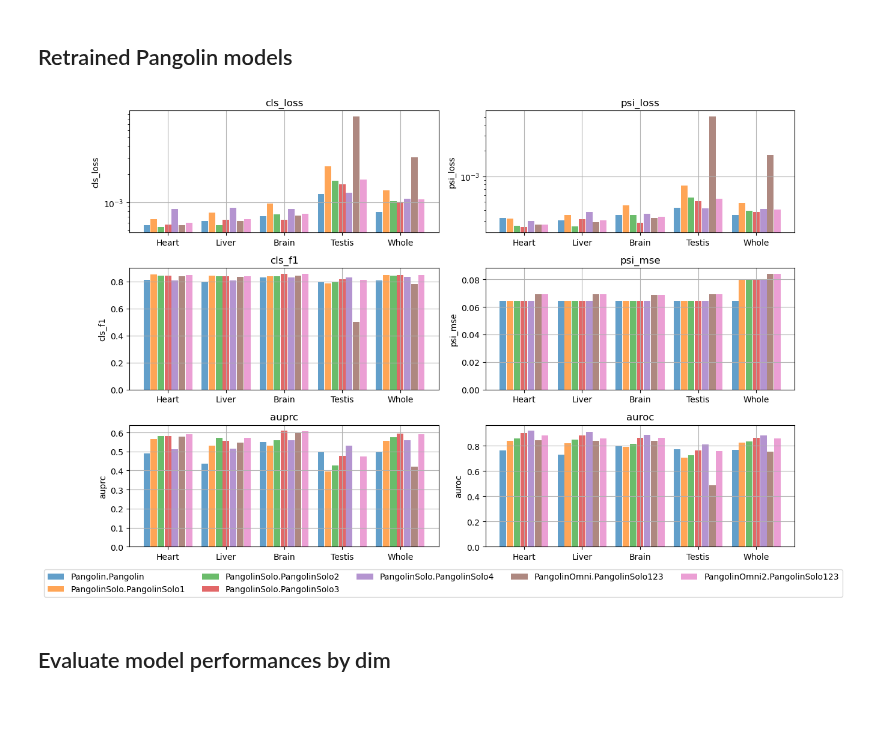
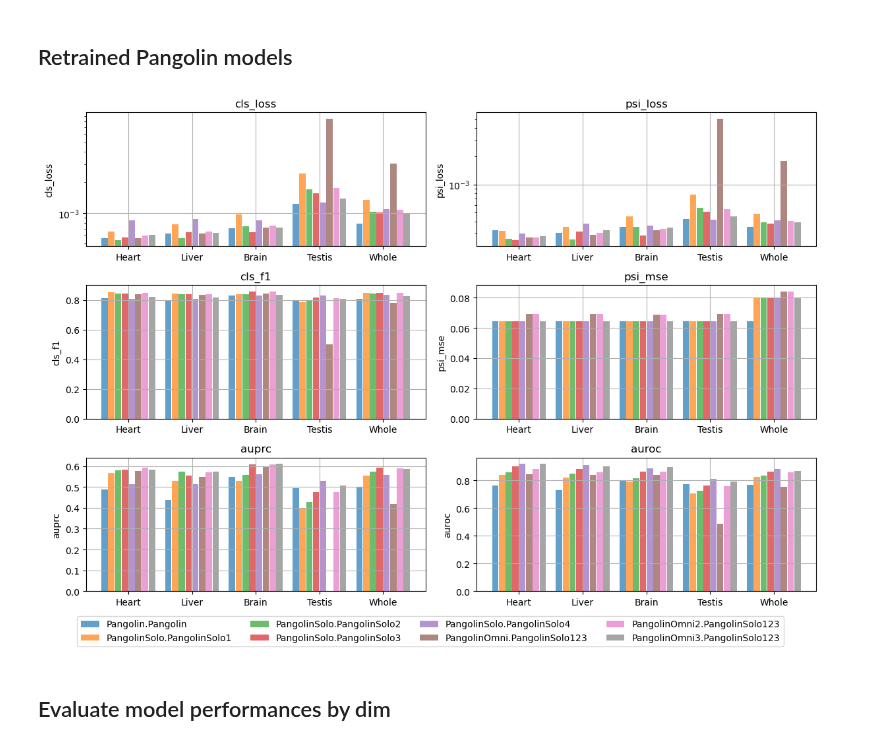
Before and after one commit to qiuresearch/AmbiSplice, a Jupyter notebook: metrics_eval.ipynb, the cells around one changed output. Drawn from its saved outputs; the diff is of its cells as text; code cells hidden in the pictures; blank space fills up the shorter version.

Commit message:
change checkpoints

```diff
--- a/metrics_eval.ipynb
+++ b/metrics_eval.ipynb
@@ -181,6 +181,7 @@ pangolinsolo_pangolinsolo4_dir = 'checkpoints/pangolinsolo.pangolinsolo4_2025-10
 
 pangolinomni_pangolinsolo123_dir = 'checkpoints/pangolinomni.pangolinsolo123_2025-10-21_23-25-37_bsi1y0zt'
 pangolinomni2_pangolinsolo123_dir = 'checkpoints/pangolinomni2.pangolinsolo123_2025-10-27_07-27-47_933otwx4/'
+pangolinomni3_pangolinsolo123_dir = 'checkpoints/pangolinomni3.pangolinsolo123_2025-11-11_00-04-02_97d417l3'
 
 model_dataset_paths = {
     'Pangolin.Pangolin': {
@@ -209,34 +210,41 @@ model_dataset_paths = {
         'Liver':  f'{pangolinsolo_pangolinsolo3_dir}/pangolin_test_liver_agg_metrics.yaml',
         'Brain':  f'{pangolinsolo_pangolinsolo3_dir}/pangolin_test_brain_agg_metrics.yaml',
         'Testis': f'{pangolinsolo_pangolinsolo3_dir}/pangolin_test_testis_agg_metrics.yaml',
         'Whole':  f'{pangolinsolo_pangolinsolo3_dir}/pangolin_test_heart-liver-brain-testis_agg_metrics.yaml',
     },
     'PangolinSolo.PangolinSolo4': {
         'Heart':  f'{pangolinsolo_pangolinsolo4_dir}/pangolin_test_heart_agg_metrics.yaml',
         'Liver':  f'{pangolinsolo_pangolinsolo4_dir}/pangolin_test_liver_agg_metrics.yaml',
         'Brain':  f'{pangolinsolo_pangolinsolo4_dir}/pangolin_test_brain_agg_metrics.yaml',
         'Testis': f'{pangolinsolo_pangolinsolo4_dir}/pangolin_test_testis_agg_metrics.yaml',
         'Whole':  f'{pangolinsolo_pangolinsolo4_dir}/pangolin_test_heart-liver-brain-testis_agg_metrics.yaml',
     },
     'PangolinOmni.PangolinSolo123': {
         'Heart':  f'{pangolinomni_pangolinsolo123_dir}/pangolin_test_heart_agg_metrics.yaml',
         'Liver':  f'{pangolinomni_pangolinsolo123_dir}/pangolin_test_liver_agg_metrics.yaml',
         'Brain':  f'{pangolinomni_pangolinsolo123_dir}/pangolin_test_brain_agg_metrics.yaml',
         'Testis': f'{pangolinomni_pangolinsolo123_dir}/pangolin_test_testis_agg_metrics.yaml',
         'Whole':  f'{pangolinomni_pangolinsolo123_dir}/pangolin_test_heart-liver-brain-testis_agg_metrics.yaml',
     },
     'PangolinOmni2.PangolinSolo123': {
         'Heart':  f'{pangolinomni2_pangolinsolo123_dir}/pangolin_test_heart_agg_metrics.yaml',
         'Liver':  f'{pangolinomni2_pangolinsolo123_dir}/pangolin_test_liver_agg_metrics.yaml',
         'Brain':  f'{pangolinomni2_pangolinsolo123_dir}/pangolin_test_brain_agg_metrics.yaml',
         'Testis': f'{pangolinomni2_pangolinsolo123_dir}/pangolin_test_testis_agg_metrics.yaml',
         'Whole':  f'{pangolinomni2_pangolinsolo123_dir}/pangolin_test_heart-liver-brain-testis_agg_metrics.yaml',
     },
+    'PangolinOmni3.PangolinSolo123': {
+        'Heart':  f'{pangolinomni3_pangolinsolo123_dir}/pangolin_test_heart_agg_metrics.yaml',
+        'Liver':  f'{pangolinomni3_pangolinsolo123_dir}/pangolin_test_liver_agg_metrics.yaml',
+        'Brain':  f'{pangolinomni3_pangolinsolo123_dir}/pangolin_test_brain_agg_metrics.yaml',
+        'Testis': f'{pangolinomni3_pangolinsolo123_dir}/pangolin_test_testis_agg_metrics.yaml',
+        'Whole':  f'{pangolinomni3_pangolinsolo123_dir}/pangolin_test_heart-liver-brain-testis_agg_metrics.yaml',
+    },
 }
 model_dataset_metrics = visuals.load_model_dataset_metrics(model_dataset_paths)
 visuals.plot_model_dataset_metrics(model_dataset_metrics)
 # %% [output]
-[figure, old version]
+[figure, new version]
 # %% [markdown]
 ## Evaluate model performances by dim
 # %%
```
Also changed, not shown: 6 other files.
